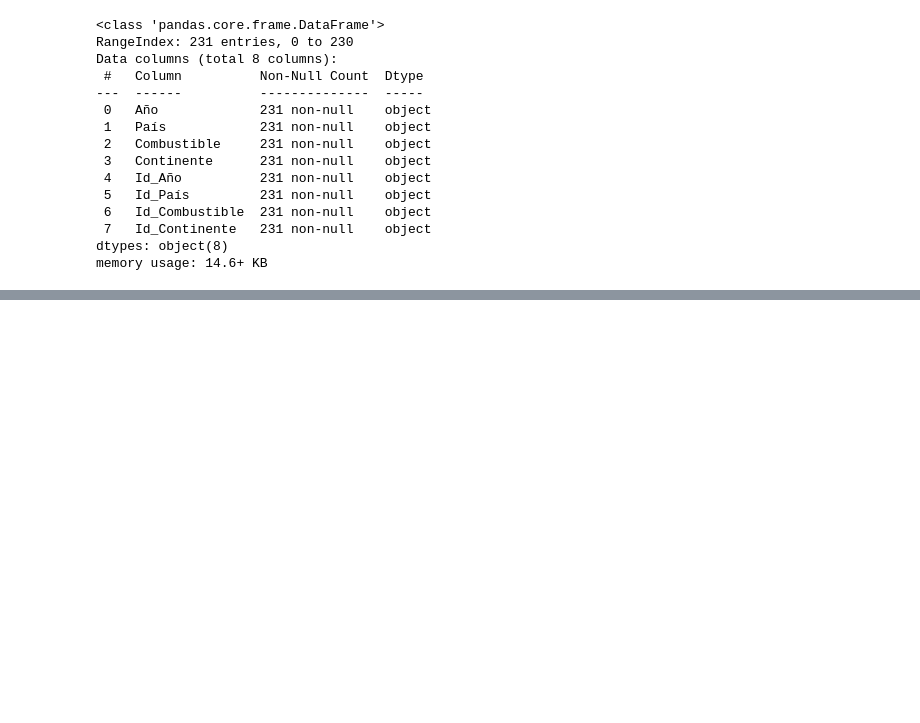
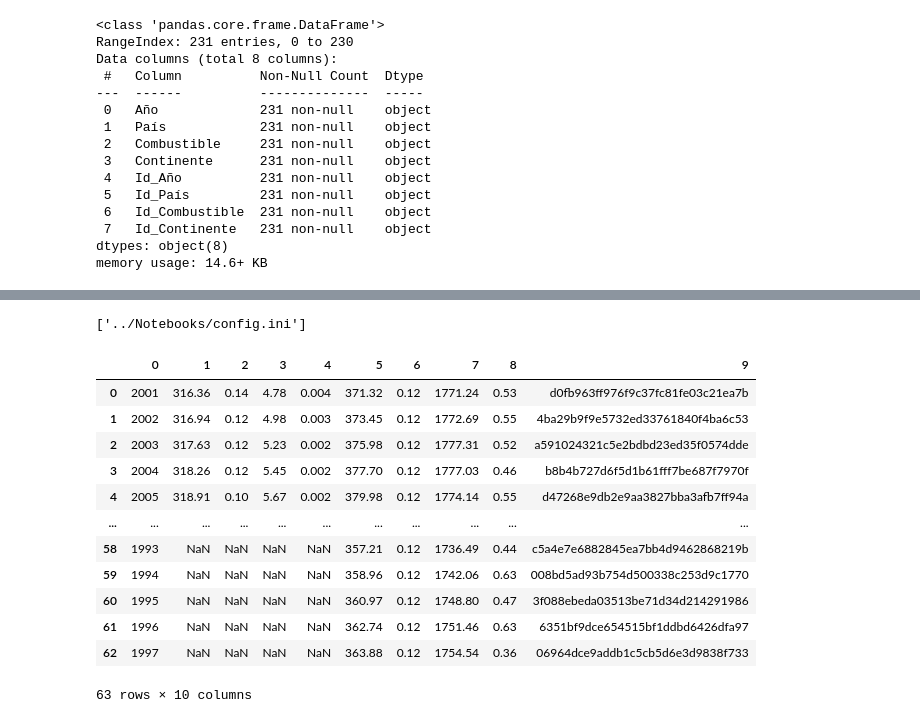
Before and after one commit to emissionsmap/emissionsmap, a Jupyter notebook: Notebooks/cargando_base_de_datos.ipynb, the cells around one changed output, grey strips where cells are left out. Drawn from its saved outputs; the diff is of its cells as text; code cells hidden in the pictures; blank space fills up the shorter version.

```diff
--- a/Notebooks/cargando_base_de_datos.ipynb
+++ b/Notebooks/cargando_base_de_datos.ipynb
@@ -124,0 +130,52 @@ conn.commit()
+# %%
+from configparser import ConfigParser
+config = ConfigParser()
+file = '../Notebooks/config.ini'
+config.read(file)
+# %% [output]
+['../Notebooks/config.ini']
+# %%
+USER_BASE = config['database']['user']
+PASSWORD_BASE = config['database']['passw']
+DATABASE = config['database']['db']
+PORT = config['database']['port']
+HOST = config['database']['host']
+# %%
+def consultas(consulta):
+    try:
+        connetion = psycopg2.connect(host=HOST, dbname=DATABASE, user=USER_BASE, password=PASSWORD_BASE)
+        micursor = connetion.cursor()
+        micursor.execute(consulta)
+        df = micursor.fetchall()
+        df = list(df)
+        df = pd.DataFrame(df)
+
+    except Exception as error:
+        print(error)
+    finally:
+        if micursor is not None:
+            micursor.close()
+        if connetion is not None:
+            connetion.close()
+        return df
+# %%
+df = consultas(
+    """
+SELECT * FROM gases
+    """)
+# %%
+df
+# %% [output]
+|  | 0 | 1 | 2 | 3 | 4 | 5 | 6 | 7 | 8 | 9 |
+| 0 | 2001 | 316.36 | 0.14 | 4.78 | 0.004 | 371.32 | 0.12 | 1771.24 | 0.53 | d0fb963ff976f9c37fc81fe03c21ea7b |
+| 1 | 2002 | 316.94 | 0.12 | 4.98 | 0.003 | 373.45 | 0.12 | 1772.69 | 0.55 | 4ba29b9f9e5732ed33761840f4ba6c53 |
+| 2 | 2003 | 317.63 | 0.12 | 5.23 | 0.002 | 375.98 | 0.12 | 1777.31 | 0.52 | a591024321c5e2bdbd23ed35f0574dde |
+| 3 | 2004 | 318.26 | 0.12 | 5.45 | 0.002 | 377.70 | 0.12 | 1777.03 | 0.46 | b8b4b727d6f5d1b61fff7be687f7970f |
+| 4 | 2005 | 318.91 | 0.10 | 5.67 | 0.002 | 379.98 | 0.12 | 1774.14 | 0.55 | d47268e9db2e9aa3827bba3afb7ff94a |
+| ... | ... | ... | ... | ... | ... | ... | ... | ... | ... | ... |
+| 58 | 1993 | NaN | NaN | NaN | NaN | 357.21 | 0.12 | 1736.49 | 0.44 | c5a4e7e6882845ea7bb4d9462868219b |
+| 59 | 1994 | NaN | NaN | NaN | NaN | 358.96 | 0.12 | 1742.06 | 0.63 | 008bd5ad93b754d500338c253d9c1770 |
+| 60 | 1995 | NaN | NaN | NaN | NaN | 360.97 | 0.12 | 1748.80 | 0.47 | 3f088ebeda03513be71d34d214291986 |
+| 61 | 1996 | NaN | NaN | NaN | NaN | 362.74 | 0.12 | 1751.46 | 0.63 | 6351bf9dce654515bf1ddbd6426dfa97 |
+| 62 | 1997 | NaN | NaN | NaN | NaN | 363.88 | 0.12 | 1754.54 | 0.36 | 06964dce9addb1c5cb5d6e3d9838f733 |
+63 rows × 10 columns
```
Also changed, not shown: parts of 8 cells of this notebook, 3 other files.
